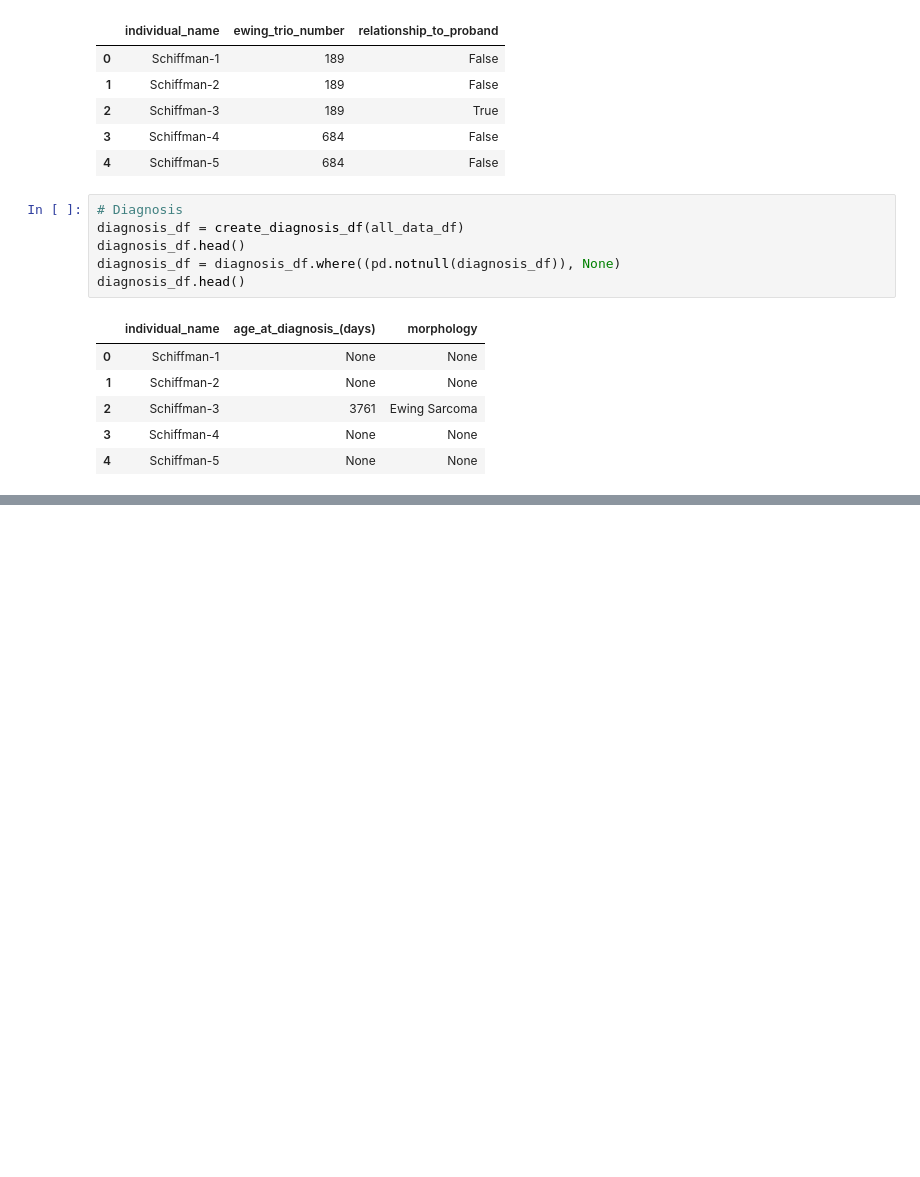
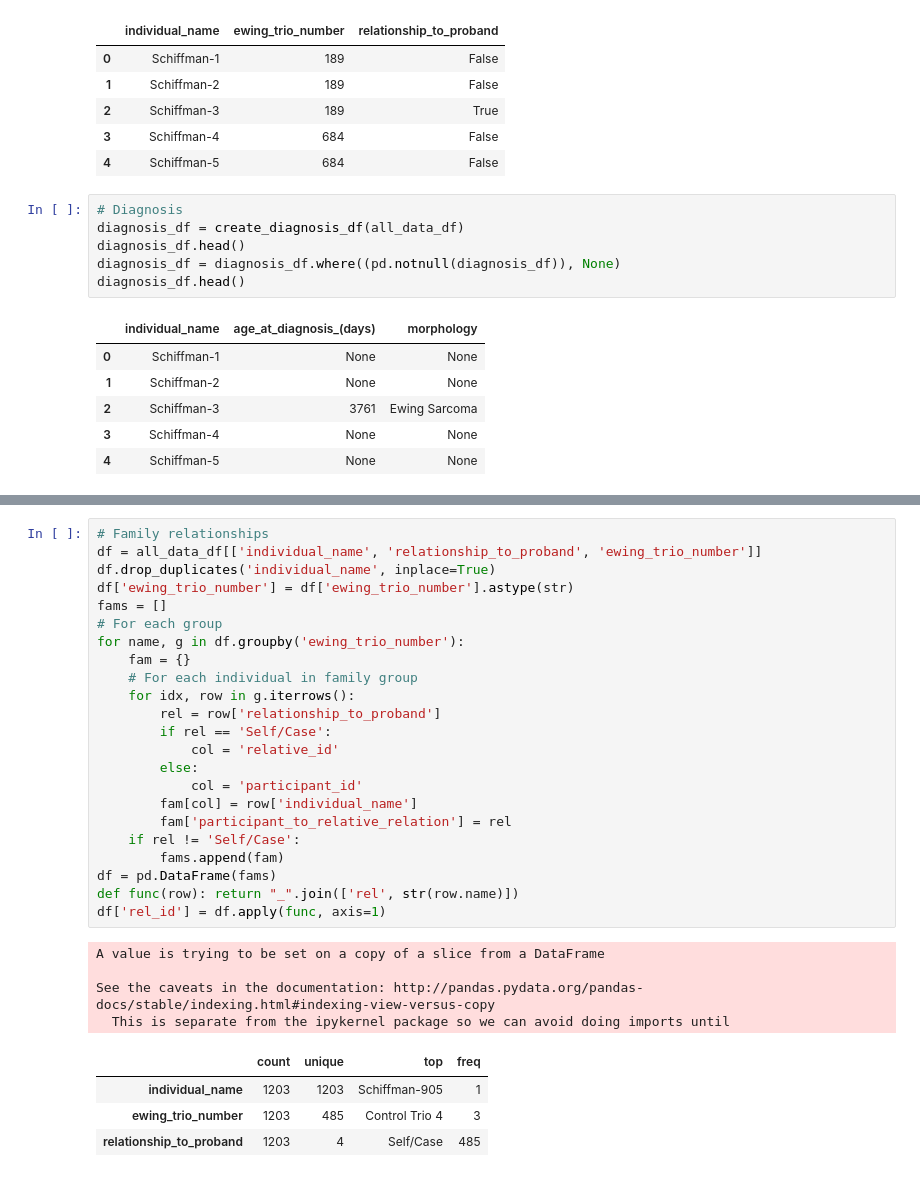
Before and after one commit to ConnorBarnhill/kf-api-dataservice, a Jupyter notebook: dataservice/util/data_import/schiffman/Schiffman-Import.ipynb, the cells around one changed output, grey strips where cells are left out. Drawn from its saved outputs; the diff is of its cells as text; blank space fills up the shorter version.

```diff
--- a/dataservice/util/data_import/schiffman/Schiffman-Import.ipynb
+++ b/dataservice/util/data_import/schiffman/Schiffman-Import.ipynb
@@ -385,0 +401,32 @@ diagnosis_df.head()
+# %%
+# Family relationships
+df = all_data_df[['individual_name', 'relationship_to_proband', 'ewing_trio_number']]
+df.drop_duplicates('individual_name', inplace=True)
+df['ewing_trio_number'] = df['ewing_trio_number'].astype(str)
+fams = []
+# For each group
+for name, g in df.groupby('ewing_trio_number'):
+    fam = {}
+    # For each individual in family group
+    for idx, row in g.iterrows():
+        rel = row['relationship_to_proband']
+        if rel == 'Self/Case':
+            col = 'relative_id'
+        else:
+            col = 'participant_id'
+        fam[col] = row['individual_name']
+        fam['participant_to_relative_relation'] = rel
+    if rel != 'Self/Case':
+        fams.append(fam)
+df = pd.DataFrame(fams)
+def func(row): return "_".join(['rel', str(row.name)])
+df['rel_id'] = df.apply(func, axis=1)
+# %% [output]
+A value is trying to be set on a copy of a slice from a DataFrame
+
+See the caveats in the documentation: http://pandas.pydata.org/pandas-docs/stable/indexing.html#indexing-view-versus-copy
+  This is separate from the ipykernel package so we can avoid doing imports until
+|  | count | unique | top | freq |
+| individual_name | 1203 | 1203 | Schiffman-905 | 1 |
+| ewing_trio_number | 1203 | 485 | Control Trio 4 | 3 |
+| relationship_to_proband | 1203 | 4 | Self/Case | 485 |
```
Also changed, not shown: parts of 3 cells of this notebook, 6 other files.
